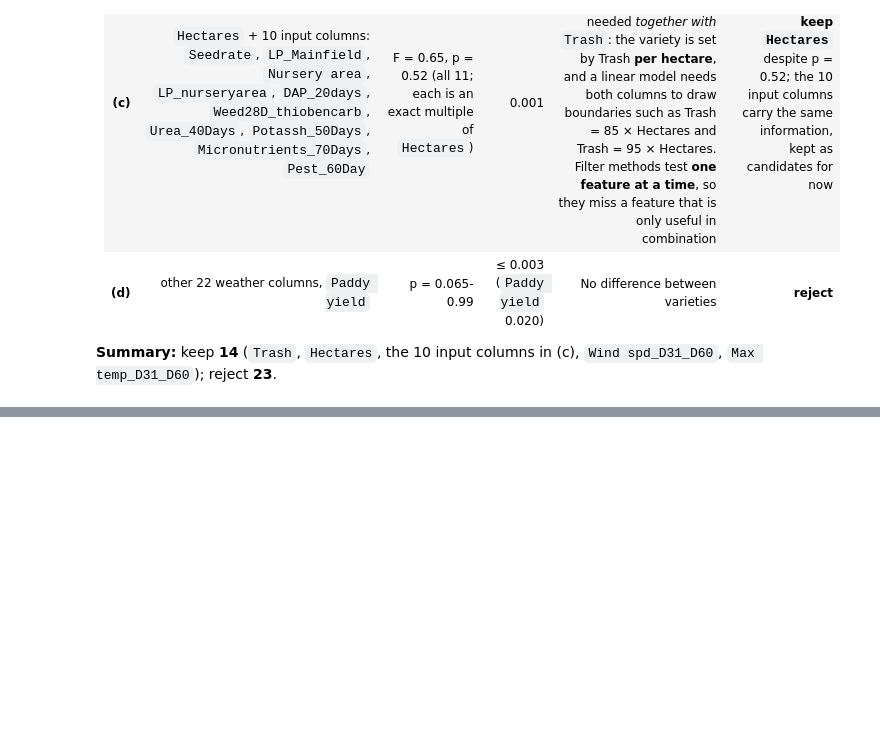
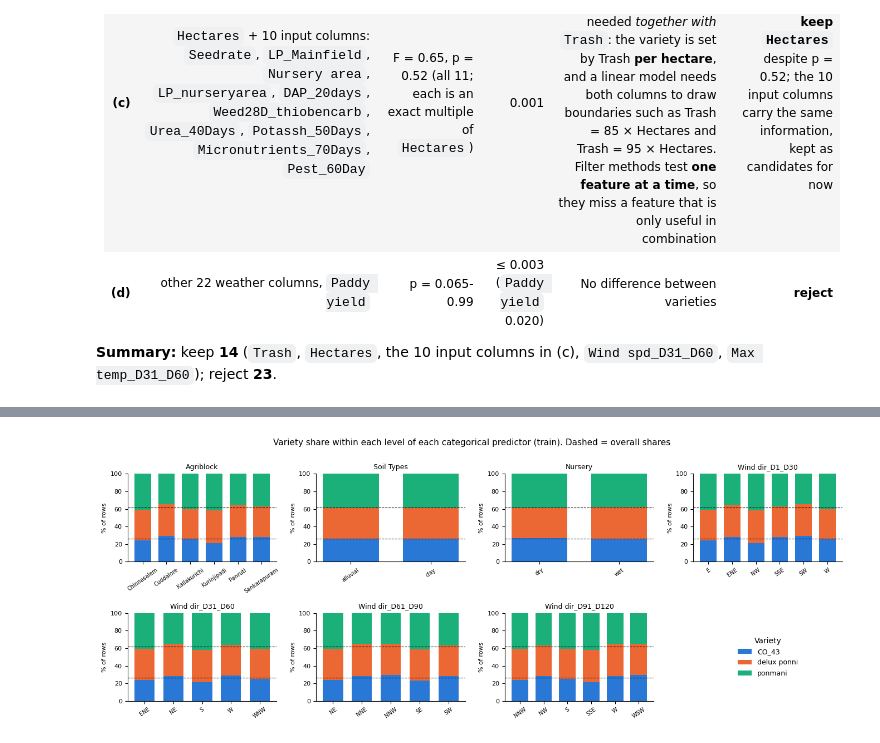
Before and after one commit to phattanaratjeedjeen-sudo/paddy, a Jupyter notebook: src/HW02_6810.ipynb, the cells around one changed output, grey strips where cells are left out. Cells and saved outputs as stored; diff of their text form; code cells hidden in the pictures; blank space fills up the shorter version.

```diff
--- a/src/HW02_6810.ipynb
+++ b/src/HW02_6810.ipynb
@@ -675,0 +682,14 @@ expected number passing by chance alone if no feature were related: 0.05 x 37 =
+# %%
+overall = tr[TARGET].value_counts(normalize=True).reindex(CLASSES).cumsum().values[:-1] * 100
+fig, ax = grid(len(CAT), 4, 3.4, 2.6)
+for a, c in zip(ax, CAT):
+    sh = pd.crosstab(tr[c], tr[TARGET], normalize='index').reindex(columns=CLASSES) * 100
+    bottom = np.zeros(len(sh))
+    for k, col in zip(CLASSES, cols3):
+        a.bar(sh.index, sh[k], bottom=bottom, color=col, width=0.7, label=k); bottom += sh[k].values
+    for y in overall: a.axhline(y, color=INK, lw=0.8, ls='--')
+    a.set_title(short(c), fontsize=9); a.set_ylim(0, 100); a.set_ylabel('% of rows', fontsize=8); a.tick_params(axis='x', rotation=35, labelsize=7); a.grid(False)
+ax[len(CAT)].legend(*ax[0].get_legend_handles_labels(), loc='center', fontsize=9, title='Variety')   # legend in the empty panel
+plt.suptitle('Variety share within each level of each categorical predictor (train). Dashed = overall shares', y=1.0, fontsize=11); plt.tight_layout(); plt.show()
+# %% [output]
+[figure, added]
```
Also changed, not shown: parts of 5 cells of this notebook.
